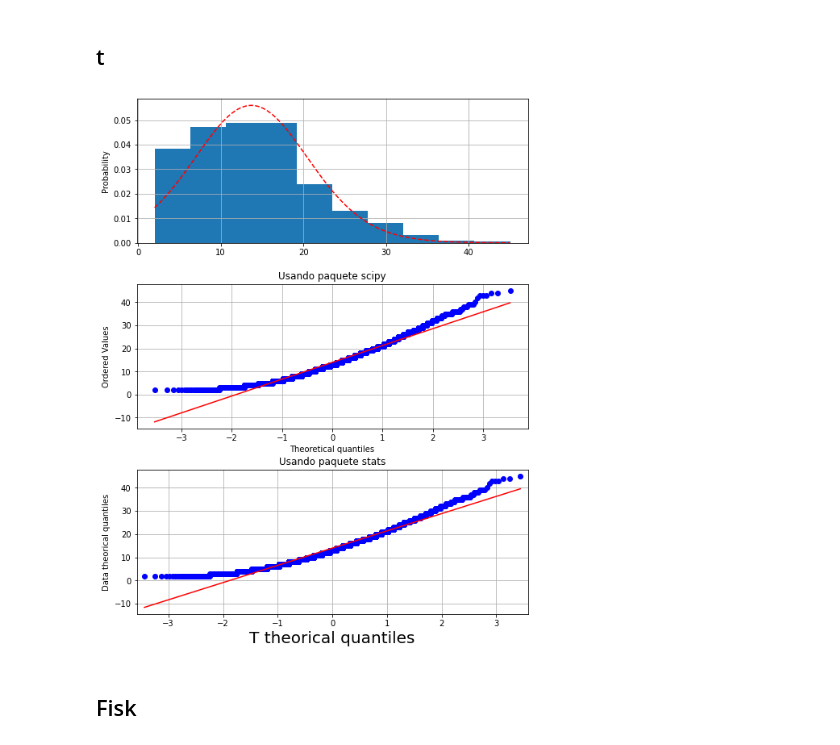
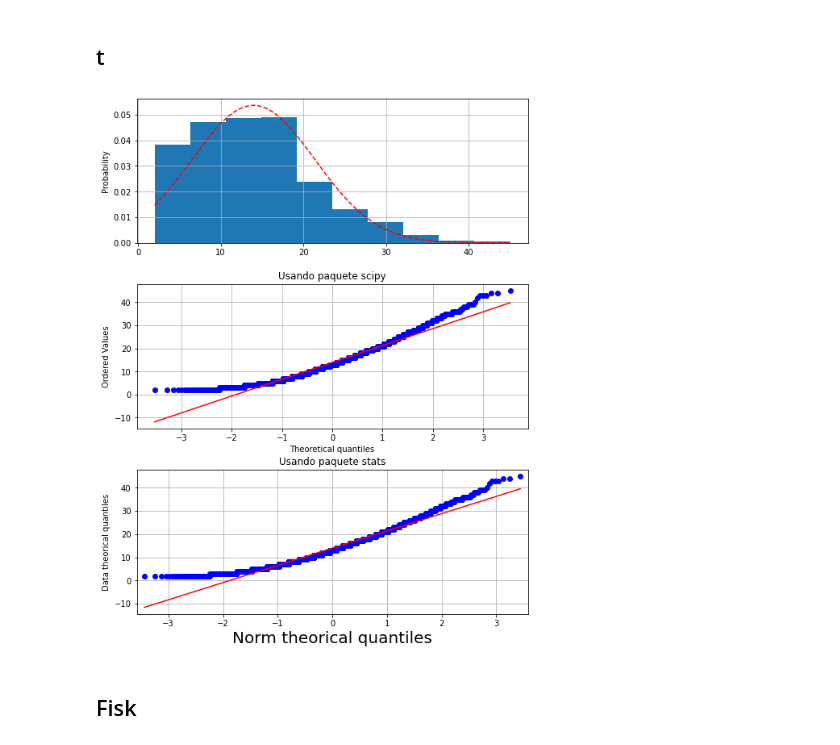
Before and after one commit to Joseancg7/Proyecto_Modulo1, a Jupyter notebook: ProyectoModulo1_GutierrezJ1_OrozcoH2.ipynb, the cells around one changed output. Drawn from its saved outputs; the diff is of its cells as text; code cells hidden in the pictures.

```diff
--- a/ProyectoModulo1_GutierrezJ1_OrozcoH2.ipynb
+++ b/ProyectoModulo1_GutierrezJ1_OrozcoH2.ipynb
@@ -1078,35 +1083,35 @@ fig, ax = plt.subplots(3,1, figsize=(8,10))
 fig.tight_layout(pad=3.0)
 
 ax[0].hist(measurements,divisiones,density=True)
 
 # Función de distribución de probabilidad la cual creemos que mis datos distribuyen
 # RECORDAR: SÓLO FUNCIONA PARA DISTRIBUCIONES CONTINUAS
-dist = 't'
+dist = 'norm'
 params = getattr(st, dist).fit(measurements)
 
 # Graficar PDF de la distribución que queremos probar
 
 x = np.arange(measurements.min(), measurements.max(), .01)
 y = getattr(st, dist).pdf(x, *params)
 ax[0].plot(x,y,'r--')
 ax[0].set_ylabel('Probability')
 ax[0].grid()
 
 # gráfica de Q-Q entre mis datos y la curva que quiero probar que sigue mi distribución (dist)
 # Usando scipy
 grap2 = st.probplot(measurements, dist=dist, sparams=getattr(st, dist).fit(x)[:-2], plot=ax[1], fit=True)
 ax[1].grid()
 ax[1].set_title('Usando paquete scipy')
 
 grap1 = sm.qqplot(measurements,line='s',ax=ax[2])
 ax[2].grid()
 ax[2].set_title('Usando paquete stats')
 
 plt.xlabel(f'{dist.title()} theorical quantiles',size=20)
 plt.ylabel('Data theorical quantiles')
 plt.show()
 # %% [output]
-[figure, old version]
+[figure, new version]
 # %% [markdown]
 ## Fisk
 # %%
```
Also changed, not shown: parts of 21 cells of this notebook.
